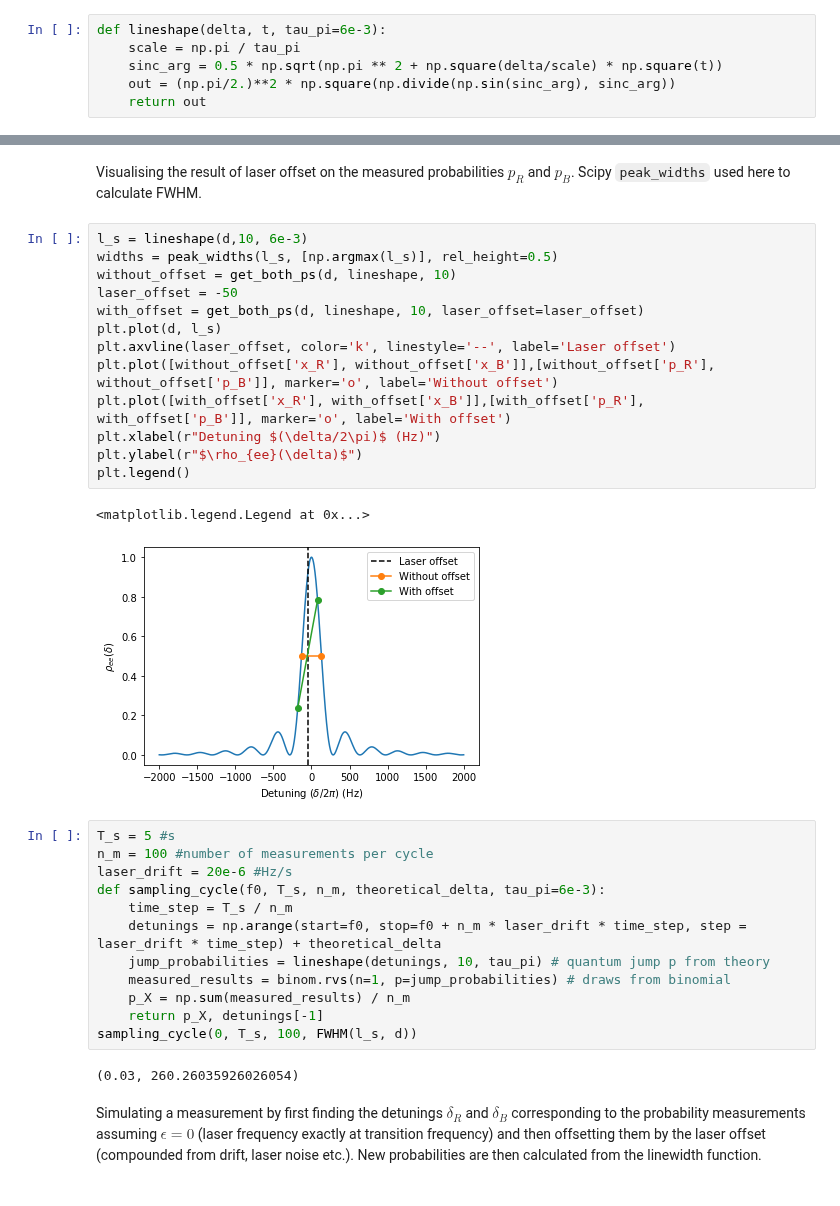
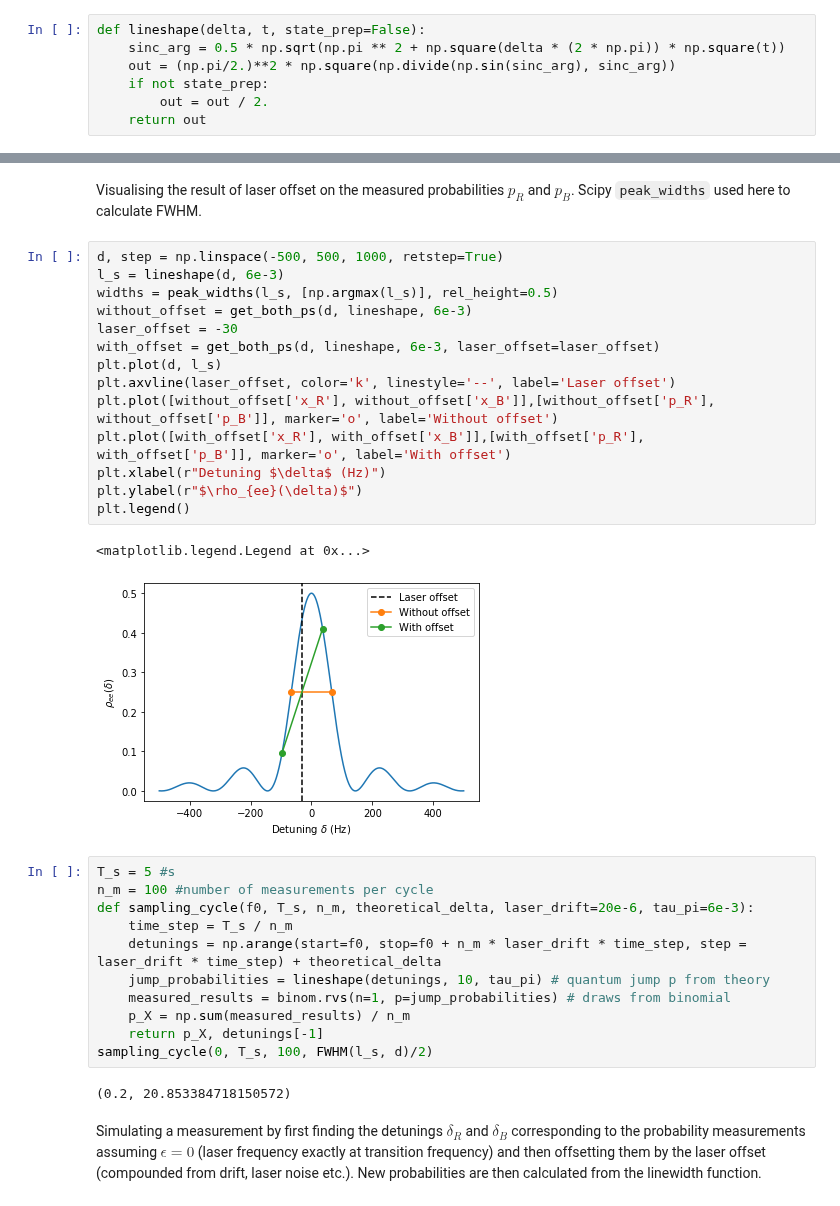
Before and after one commit to speug/srservosim, a Jupyter notebook: notebooks/servosimtests.ipynb, the cells around one changed output, grey strips where cells are left out. Cells and saved outputs as stored; diff of their text form.

```diff
--- a/notebooks/servosimtests.ipynb
+++ b/notebooks/servosimtests.ipynb
@@ -18,10 +18,11 @@ Lineshape function used is the ideal Rabi flopping when driven with pi pulses:
 \rho_{ee}(t) = \left( \frac{\pi}{2} \right)^2 \textrm{sinc}^2 \left( \frac{\sqrt{\pi^2 + \delta^2 t^2}}{2} \right)
 \end{align}
 # %%
-def lineshape(delta, t, tau_pi=6e-3):
-    scale = np.pi / tau_pi
-    sinc_arg = 0.5 * np.sqrt(np.pi ** 2 + np.square(delta/scale) * np.square(t))
+def lineshape(delta, t, state_prep=False):
+    sinc_arg = 0.5 * np.sqrt(np.pi ** 2 + np.square(delta * (2 * np.pi)) * np.square(t))
     out = (np.pi/2.)**2 * np.square(np.divide(np.sin(sinc_arg), sinc_arg))
+    if not state_prep:
+        out = out / 2.
     return out
 # %%
 d, step = np.linspace(-2000, 2000, 1000, retstep=True)
@@ -80,35 +84,35 @@ kp
 # %% [markdown]
 Visualising the result of laser offset on the measured probabilities $p_R$ and $p_B$. Scipy ``peak_widths`` used here to calculate FWHM.
 # %%
-l_s = lineshape(d,10, 6e-3)
+d, step = np.linspace(-500, 500, 1000, retstep=True)
+l_s = lineshape(d, 6e-3)
 widths = peak_widths(l_s, [np.argmax(l_s)], rel_height=0.5)
-without_offset = get_both_ps(d, lineshape, 10)
-laser_offset = -50
-with_offset = get_both_ps(d, lineshape, 10, laser_offset=laser_offset)
+without_offset = get_both_ps(d, lineshape, 6e-3)
+laser_offset = -30
+with_offset = get_both_ps(d, lineshape, 6e-3, laser_offset=laser_offset)
 plt.plot(d, l_s)
 plt.axvline(laser_offset, color='k', linestyle='--', label='Laser offset')
 plt.plot([without_offset['x_R'], without_offset['x_B']],[without_offset['p_R'], without_offset['p_B']], marker='o', label='Without offset')
 plt.plot([with_offset['x_R'], with_offset['x_B']],[with_offset['p_R'], with_offset['p_B']], marker='o', label='With offset')
-plt.xlabel(r"Detuning $(\delta/2\pi)$ (Hz)")
+plt.xlabel(r"Detuning $\delta$ (Hz)")
 plt.ylabel(r"$\rho_{ee}(\delta)$")
 plt.legend()
 # %% [output]
 <matplotlib.legend.Legend at 0x...>
-[figure, old version]
+[figure, new version]
 # %%
 T_s = 5 #s
 n_m = 100 #number of measurements per cycle
-laser_drift = 20e-6 #Hz/s
-def sampling_cycle(f0, T_s, n_m, theoretical_delta, tau_pi=6e-3):
+def sampling_cycle(f0, T_s, n_m, theoretical_delta, laser_drift=20e-6, tau_pi=6e-3):
     time_step = T_s / n_m
     detunings = np.arange(start=f0, stop=f0 + n_m * laser_drift * time_step, step = laser_drift * time_step) + theoretical_delta
     jump_probabilities = lineshape(detunings, 10, tau_pi) # quantum jump p from theory
     measured_results = binom.rvs(n=1, p=jump_probabilities) # draws from binomial
     p_X = np.sum(measured_results) / n_m
     return p_X, detunings[-1]
-sampling_cycle(0, T_s, 100, FWHM(l_s, d))
+sampling_cycle(0, T_s, 100, FWHM(l_s, d)/2)
 # %% [output]
-(0.03, 260.26035926026054)
+(0.2, 20.853384718150572)
 # %% [markdown]
 Simulating a measurement by first finding the detunings $\delta_R$ and $\delta_B$ corresponding to the probability measurements assuming $\epsilon = 0$ (laser frequency exactly at transition frequency) and then offsetting them by the laser offset (compounded from drift, laser noise etc.). New probabilities are then calculated from the linewidth function.
 # %%
```
Also changed, not shown: parts of 5 cells of this notebook.
